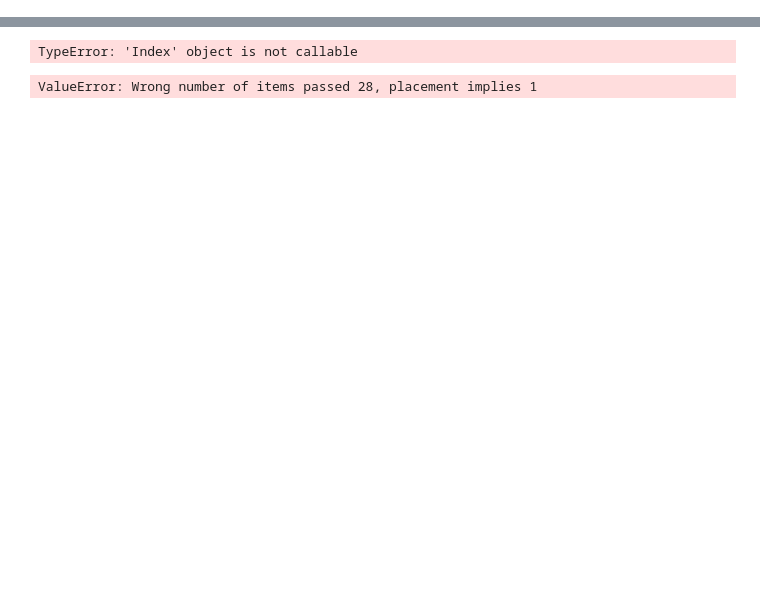
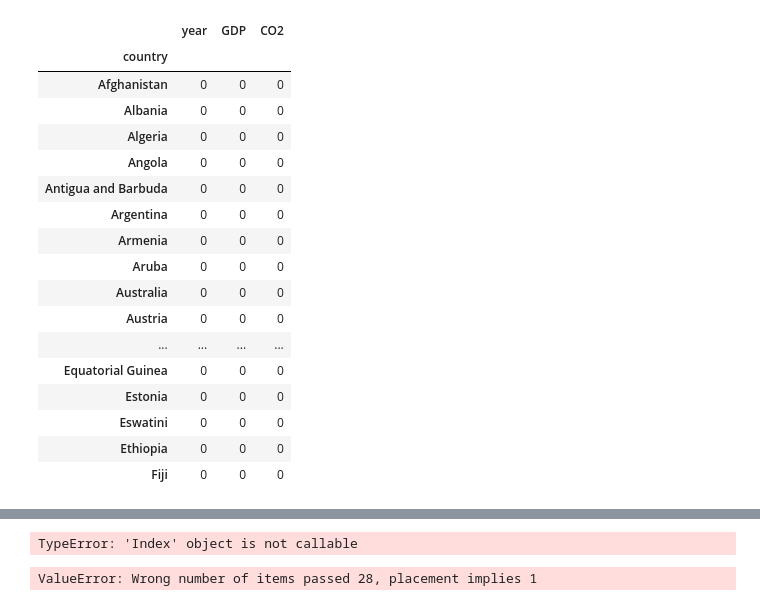
Before and after one commit to Swdenis/CO2emissions-GDP, a Jupyter notebook: code_2.ipynb, the cells around one changed output, grey strips where cells are left out. Cells and saved outputs as stored; diff of their text form; code cells hidden in the pictures; blank space fills up the shorter version.

```diff
--- a/code_2.ipynb
+++ b/code_2.ipynb
@@ -46,0 +115,21 @@ array(['GDP per capita (constant 2010 US$)',
+# %%
+temp.groupby('country').agg(lambda x: x.isnull().sum()).sort_values(['GDP']+['CO2'],ascending=False).head(60)
+# %% [output]
+|  | year | GDP | CO2 |
+| country |  |  |  |
+| Afghanistan | 0 | 0 | 0 |
+| Albania | 0 | 0 | 0 |
+| Algeria | 0 | 0 | 0 |
+| Angola | 0 | 0 | 0 |
+| Antigua and Barbuda | 0 | 0 | 0 |
+| Argentina | 0 | 0 | 0 |
+| Armenia | 0 | 0 | 0 |
+| Aruba | 0 | 0 | 0 |
+| Australia | 0 | 0 | 0 |
+| Austria | 0 | 0 | 0 |
+| ... | ... | ... | ... |
+| Equatorial Guinea | 0 | 0 | 0 |
+| Estonia | 0 | 0 | 0 |
+| Eswatini | 0 | 0 | 0 |
+| Ethiopia | 0 | 0 | 0 |
+| Fiji | 0 | 0 | 0 |
```
Also changed, not shown: parts of 22 cells of this notebook, 3 other files.
